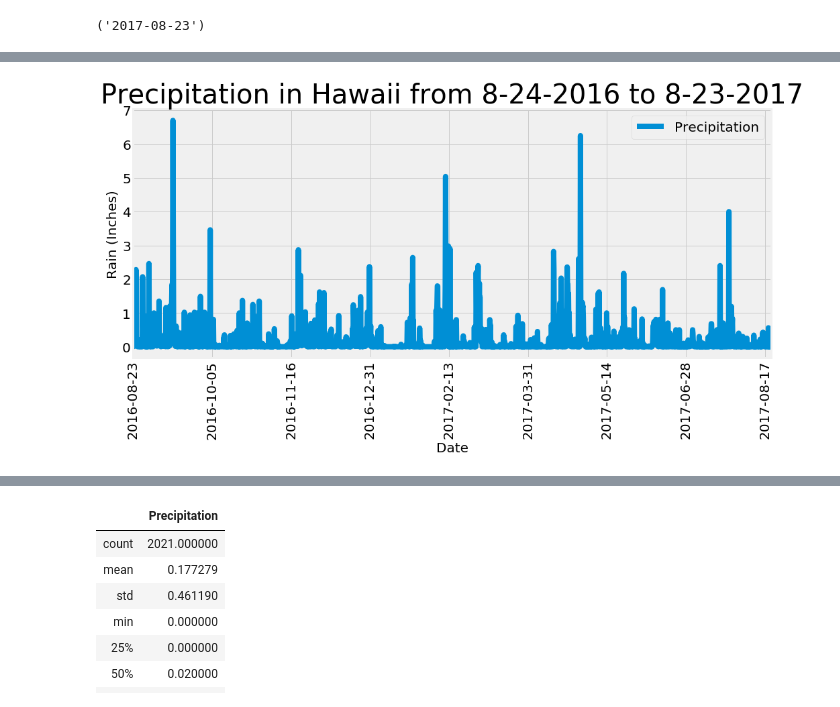
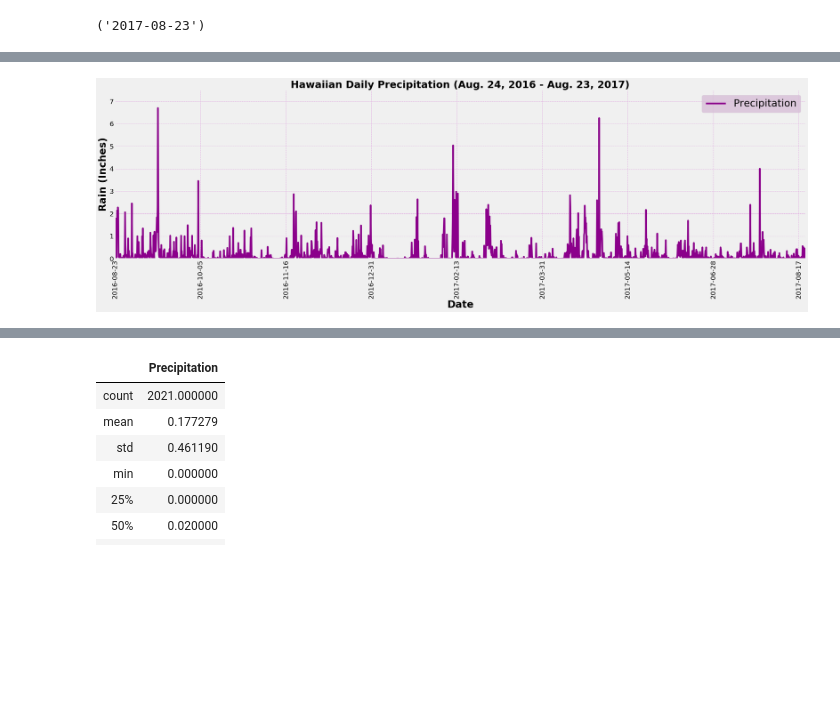
Before and after one commit to Davis1776/2020-02-sqlalchemy-challenge, a Jupyter notebook: climate_MRD.ipynb, the cells around one changed output, grey strips where cells are left out. Saved outputs shown, nothing was run; the diff lists cells and outputs as text; code cells hidden in the pictures; blank space fills up the shorter version.

```diff
--- a/climate_MRD.ipynb
+++ b/climate_MRD.ipynb
@@ -46,8 +46,11 @@ session = Session(engine)
 - Use Pandas Plotting with Matplotlib to plot the data
 # %%
 # Last data point in the db
-latest_date = session.query(Measurement.prcp, Measurement.date).order_by(Measurement.date.desc())
-session.query(Measurement.date).order_by(Measurement.date.desc()).first()
+latest_date = session.query(Measurement.prcp, Measurement.date)\
+.order_by(Measurement.date.desc())
+
+session.query(Measurement.date)\
+.order_by(Measurement.date.desc()).first()
 # %% [output]
 ('2017-08-23')
 # %%
@@ -89,12 +81,16 @@ prep_df.head(20)
 # %%
 # Use Pandas Plotting with Matplotlib to plot the data
-prep_df.plot(y = 'Precipitation', linewidth=8, figsize=(15,8), fontsize=20)
-plt.title("Precipitation in Hawaii from 8-24-2016 to 8-23-2017", fontsize=30)
-plt.legend(["Precipitation"], loc="best", fontsize=20)
-plt.xlabel("Date", fontsize=20)
-plt.ylabel("Rain (Inches)", fontsize=20)
+prep_df.plot(y = 'Precipitation', linewidth=5, figsize=(30,10), fontsize=20, color="darkmagenta")
+plt.title("Hawaiian Daily Precipitation (Aug. 24, 2016 - Aug. 23, 2017)", fontsize=30, weight="bold")
+plt.legend(["Precipitation"], loc="best", fontsize=30, facecolor="thistle")
+plt.xlabel("Date", fontsize=30, weight="bold")
+plt.ylabel("Rain (Inches)", fontsize=30, weight="bold")
+#plt.text(500, 6, r'Rainfall in Inches')
+plt.ylim(0, 7.5)
+plt.grid(color='plum', linestyle='--', linewidth=1)
 plt.xticks(rotation=90)
 plt.tight_layout()
+plt.savefig("Hawaii_Precep_Aug_2016_to_2017.png")
 plt.show()
 # %% [output]
-[figure, old version]
+[figure, new version]
```
Also changed, not shown: parts of 5 cells of this notebook, 1 other file.
